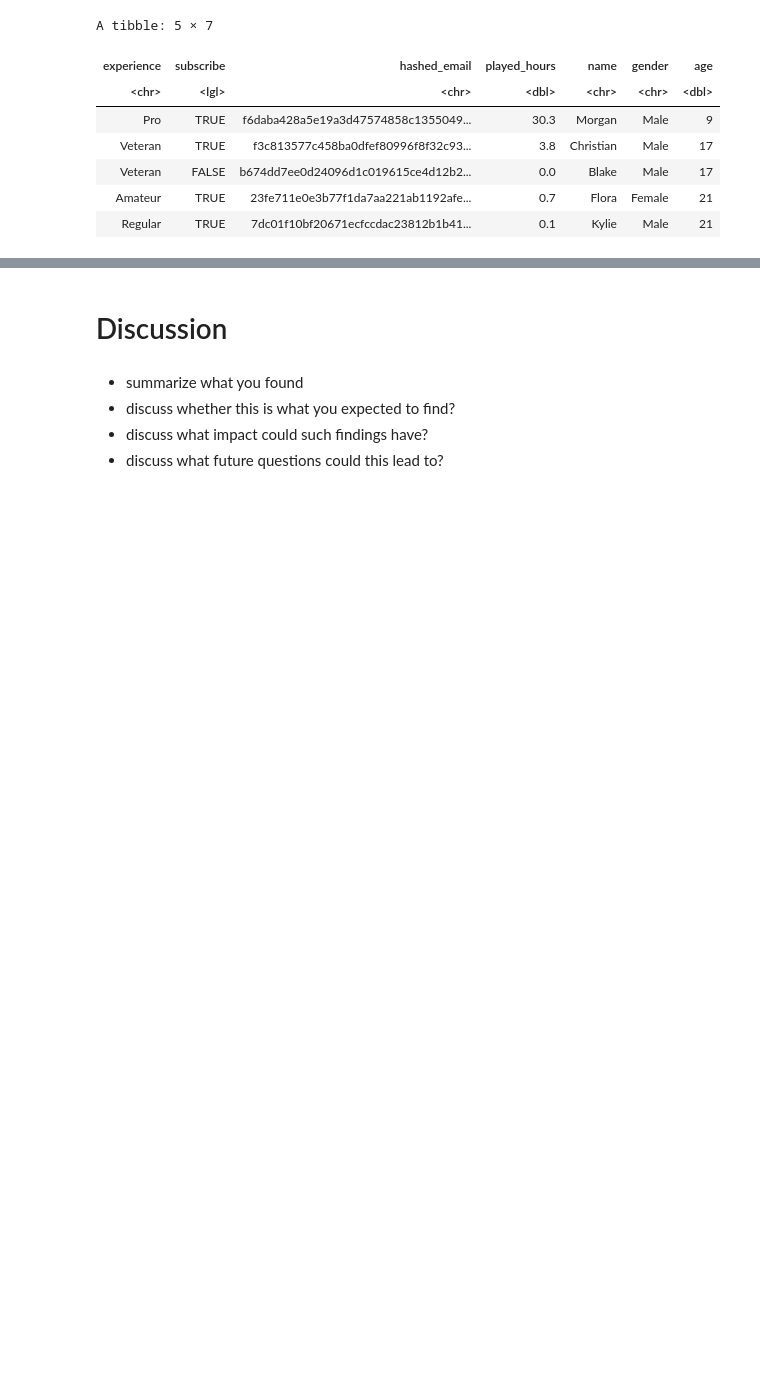
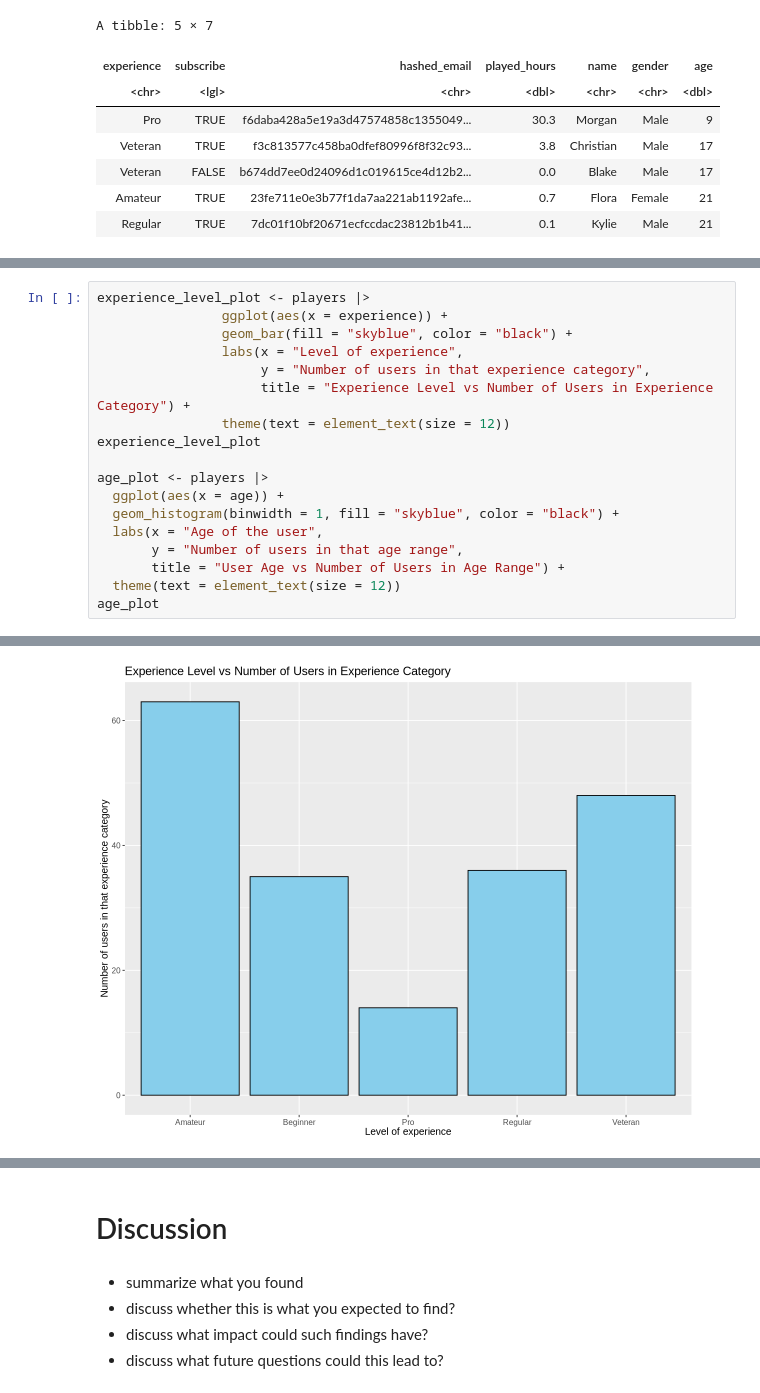
Before and after one commit to arevaura/dsci-100-2024w2-group-9, a Jupyter notebook: DSCI 100 007 - Group 9 Final Report.ipynb, the cells around one changed output, grey strips where cells are left out. Drawn from its saved outputs; the diff is of its cells as text; blank space fills up the shorter version.

Commit message:
Add graphs
Added two graphs for age vs number of users and experience vs number of users

```diff
--- a/DSCI 100 007 - Group 9 Final Report.ipynb
+++ b/DSCI 100 007 - Group 9 Final Report.ipynb
@@ -96,3 +96,22 @@ A tibble: 5 × 5
 | f8f5477f5a2e53616ae37421b1c660b97... | 25/07/2024 17:34 | 25/07/2024 17:57 | 1.72193e+12 | 1.72193e+12 |
 | bfce39c89d6549f2bb94d8064d3ce69dc... | 25/07/2024 03:22 | 25/07/2024 03:58 | 1.72188e+12 | 1.72188e+12 |
 | 36d9cbb4c6bc0c1a6911436d2da0d09ec... | 25/05/2024 16:01 | 25/05/2024 16:12 | 1.71665e+12 | 1.71665e+12 |
+# %%
+experience_level_plot <- players |>
+                ggplot(aes(x = experience)) +
+                geom_bar(fill = "skyblue", color = "black") +
+                labs(x = "Level of experience",
+                     y = "Number of users in that experience category",
+                     title = "Experience Level vs Number of Users in Experience Category") +
+                theme(text = element_text(size = 12))
+experience_level_plot
+
+age_plot <- players |>
+  ggplot(aes(x = age)) +
+  geom_histogram(binwidth = 1, fill = "skyblue", color = "black") +
+  labs(x = "Age of the user",
+       y = "Number of users in that age range",
+       title = "User Age vs Number of Users in Age Range") +
+  theme(text = element_text(size = 12))
+age_plot
+# %% [output]
@@ -98,0 +120 @@ A tibble: 5 × 5
+[figure, added]
```
Also changed, not shown: parts of 1 cell of this notebook.
